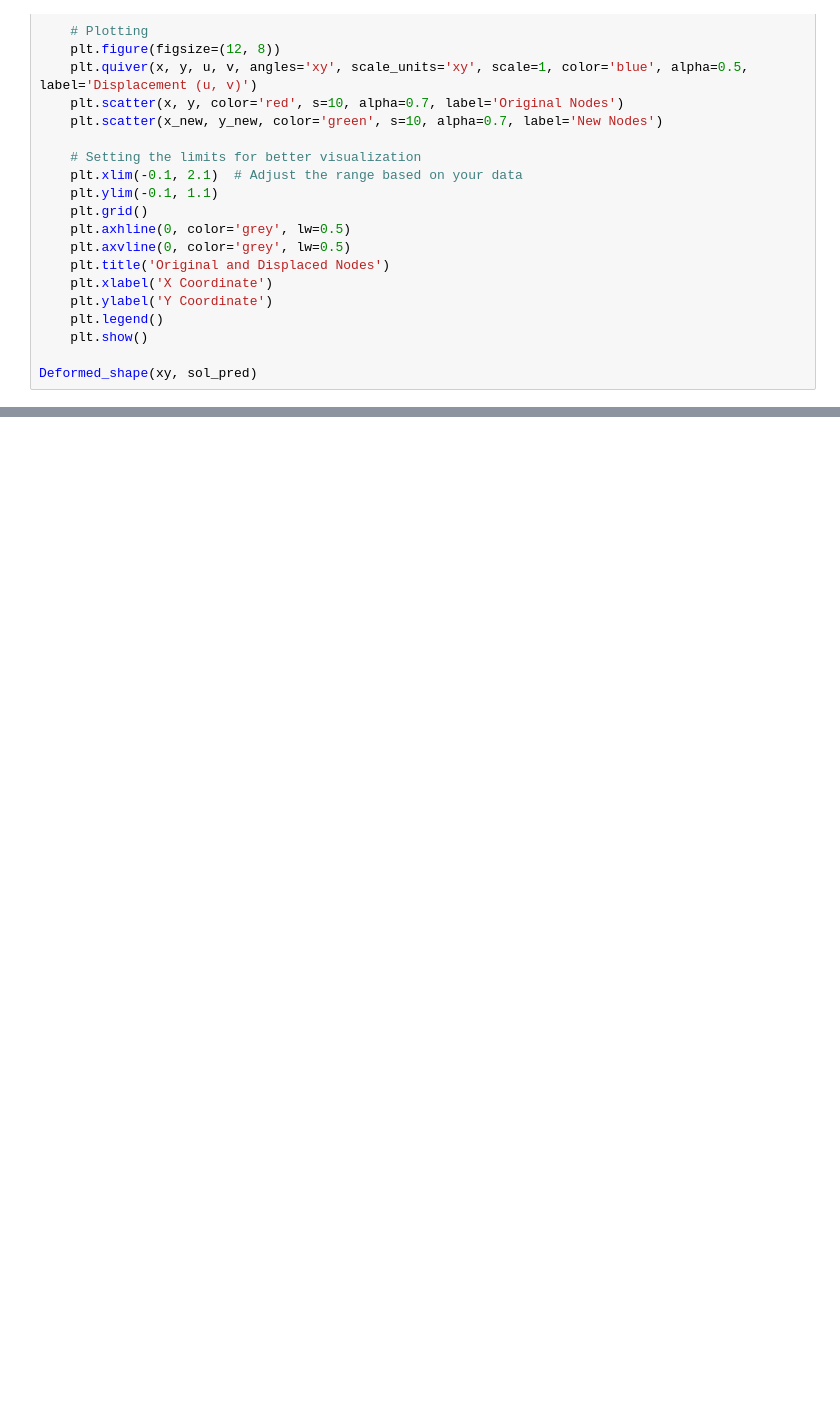
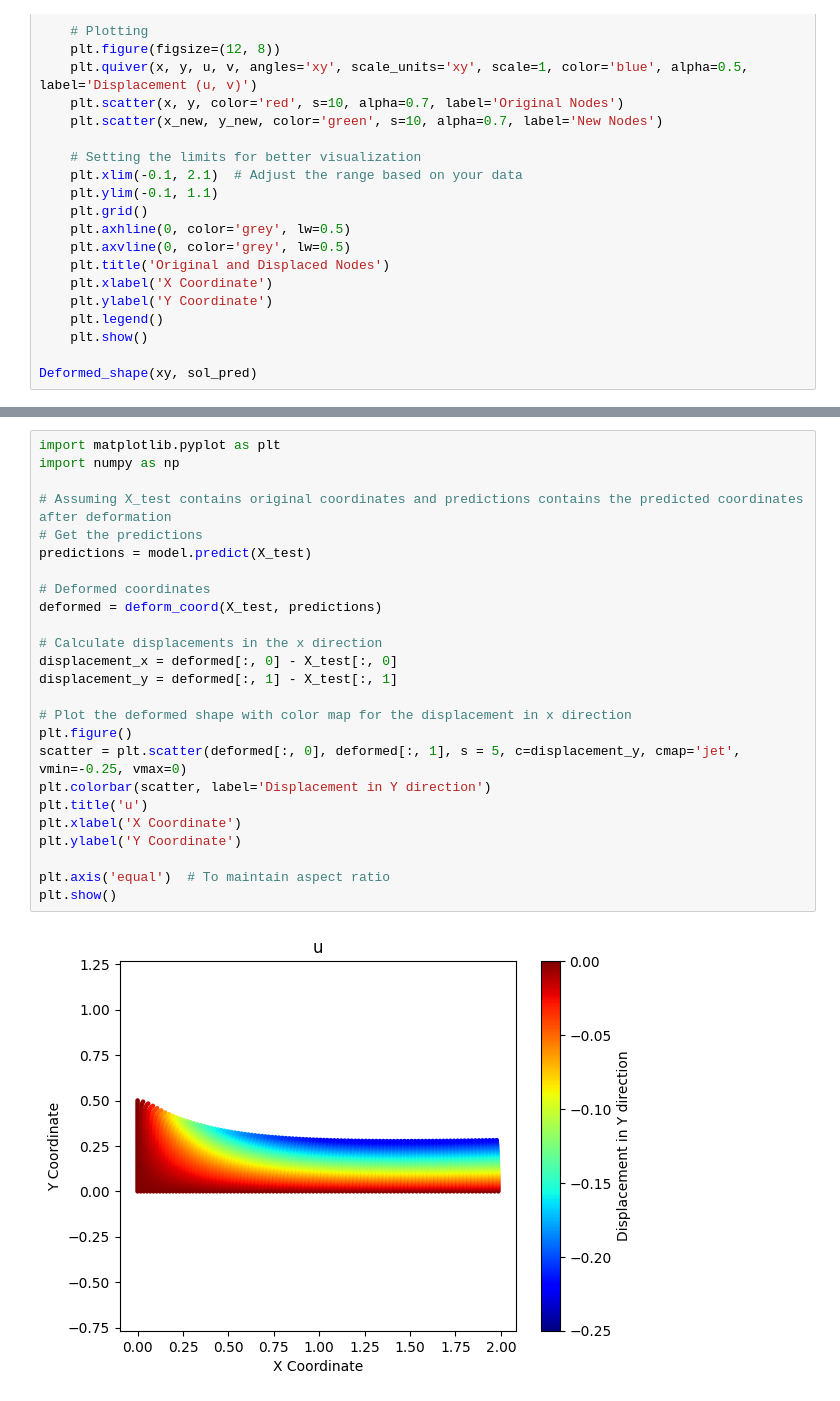
Before and after one commit to AhmadAkbariR/deepxde, a Jupyter notebook: examples/operator/elasticity-2D-AAR.ipynb, the cells around one changed output, grey strips where cells are left out. Drawn from its saved outputs; the diff is of its cells as text; blank space fills up the shorter version.

```diff
--- a/examples/operator/elasticity-2D-AAR.ipynb
+++ b/examples/operator/elasticity-2D-AAR.ipynb
@@ -486,3 +498,30 @@ plt.show()
+# %%
+import matplotlib.pyplot as plt
+import numpy as np
+
+# Assuming X_test contains original coordinates and predictions contains the predicted coordinates after deformation
+# Get the predictions
+predictions = model.predict(X_test)
+
+# Deformed coordinates
+deformed = deform_coord(X_test, predictions)
+
+# Calculate displacements in the x direction
+displacement_x = deformed[:, 0] - X_test[:, 0]
+displacement_y = deformed[:, 1] - X_test[:, 1]
+
+# Plot the deformed shape with color map for the displacement in x direction
+plt.figure()
+scatter = plt.scatter(deformed[:, 0], deformed[:, 1], s = 5, c=displacement_y, cmap='jet', vmin=-0.25, vmax=0)
+plt.colorbar(scatter, label='Displacement in Y direction')
+plt.title('u')
+plt.xlabel('X Coordinate')
+plt.ylabel('Y Coordinate')
+
+plt.axis('equal')  # To maintain aspect ratio
+plt.show()
+# %% [output]
+[figure, added]
 # %%
 # @title plot deformation
 
```
Also changed, not shown: parts of 5 cells of this notebook.
